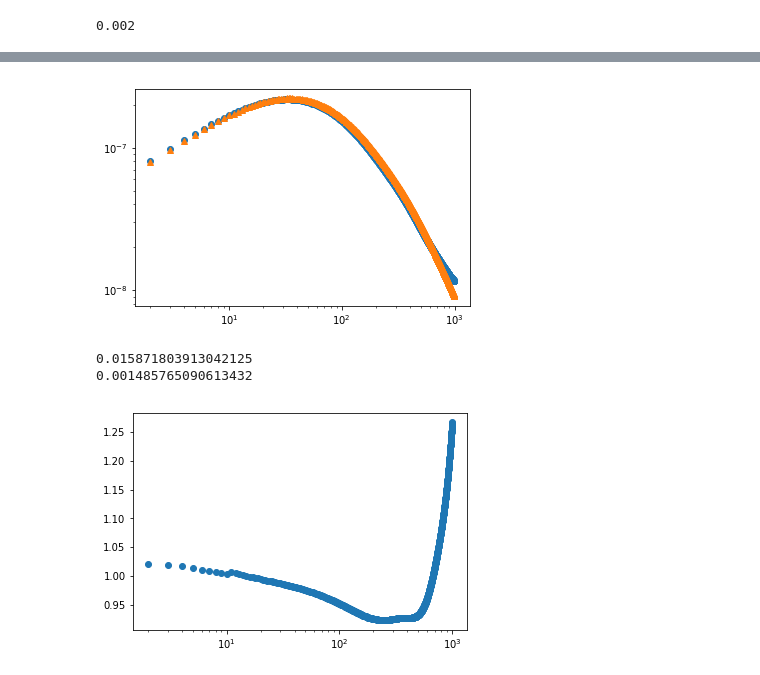
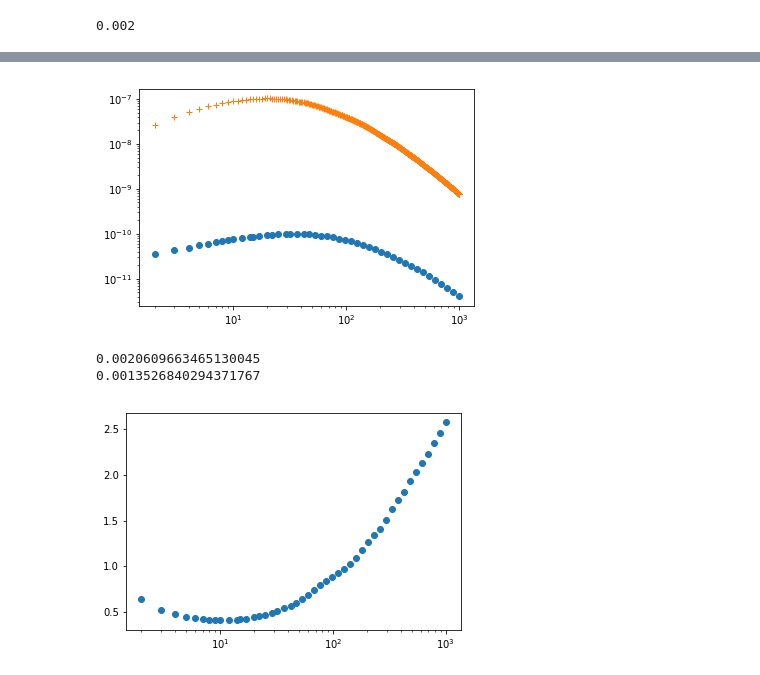
Before and after one commit to VMBoehm/BispectrumBias, a Jupyter notebook: Limber.ipynb, the cells around one changed output, grey strips where cells are left out. Cells and saved outputs as stored; diff of their text form; code cells hidden in the pictures.

```diff
--- a/Limber.ipynb
+++ b/Limber.ipynb
@@ -40,7 +40,7 @@ def pltmat(M, scale='symlog', vlim=None, linthresh=None, linscale=1, sav=None):
     if sav:
         plt.savefig(sav)
 
-def z2x(z, Om=0.31):
+def z2x(z, Om=0.306):
     """flat ΛCDM comoving distance χ in Mpc/h"""
     z = np.asarray(z)
     OL = 1 - Om
@@ -48,7 +48,7 @@ def z2x(z, Om=0.31):
     return 2997.92458 * OL**-.5 * (hyp2f1(1/3, 1/2, 4/3, -Om*a**-3/OL) / a
                                 - hyp2f1(1/3, 1/2, 4/3, -Om/OL))
 
-def x2z(x, Om=0.31):
+def x2z(x, Om=0.306):
     """Inverse of z2x()
     """
     x = np.asarray(x)
@@ -57,7 +57,7 @@ def x2z(x, Om=0.31):
     z = fsolve(lambda y: z2x(y, Om=Om) - x, x / 2997.92458)
     return z
 
-def growth(z, Om=0.31, norm='MD'):
+def growth(z, Om=0.306, norm='MD'):
     """flat ΛCDM growth function
 
     Parameters
@@ -179,9 +189,10 @@ def kernel1(x):
 def kernel2(x):
     return 2.*np.ones(len(x))
 # %%
-ell = range(1000)
+ell = np.unique((np.logspace(np.log(1.5),3,50)).astype(int))
+print(ell)
 #Cl0 = get_Cl(k,P, ell)
-%time Cl1 = get_Cl(*get_Pk(lgkmin=-4, lgkmax=0), ell,w=kernel1, wp=kernel,deg=3)
+Cl1, norm = get_Cl(k,P, ell,w=kernel1, wp=kernel,deg=3)
 #%time Cl0 = get_Cl(*get_Pk(lgkmin=-4, lgkmax=0), ell,w=kernel1, wp=kernel2, deg=3)
 #%time Cl1 = get_Cl(k,P, ell, deg=3)
 # %% [output]
@@ -193,29 +202,41 @@ ell = ell[2:]
+# %%
+Cl = Cl1/norm
+ell = np.unique((np.logspace(np.log(1.5),3,50)).astype(int))
 # %%
-import pickle
-path='/home/nessa/Documents/Projects/LensingBispectrum/CMB-nonlinear/outputs/ClassCls/'
-params, clunl, cllen =pickle.load(open(path+'class_cls_Planck2015.pkl','rb'), encoding='latin1')
-ll = cllen['ell'][2:1000]
-clkk = cllen['pp'][2:1000]*(ll*(ll+1))**2/4.
+# import pickle
+#path='/home/nessa/Documents/Projects/LensingBispectrum/CMB-nonlinear/outputs/ClassCls/'
+# params, clunl, cllen =pickle.load(open(path+'class_cls_Planck2015.pkl','rb'), encoding='latin1')
+path='/home/nessa/Documents/Projects/LensingBispectrum/CMB-nonlinear/CrossPostBorn/data/class_postlimberdensity/clkk_comp/'
+data=np.loadtxt(path+'class_baseline7_clkk_cl.dat')
+ll = data[:,0]
+cllen = data[:,1]
+clkk = cllen/(ll*(ll+1.))*ll**4*2.*np.pi/4.
+index = np.where(ll<=1000)
+ll = ll[index]
+clkk = clkk[index]
+# ll = cllen['ell'][ell]
+# clkk = cllen['pp'][ell]*(ll*(ll+1))**2/4.
 # %%
 #plt.semilogx(Cl0)
 
-plt.loglog(ell,Cl/0.015871803913042125,ls='',marker='o')
+plt.loglog(ell,Cl,ls='',marker='o')
 #plt.semilogx(ell,Cl0,ls='',marker='o')
-plt.semilogx(ll,clkk,ls='', marker ='^')
+plt.semilogx(ll,clkk,ls='', marker ='+')
 #print(Cl1/clkk)
 plt.show()
-print(np.mean(Cl/clkk))
-print(np.std(Cl/clkk))
 
-fac=0.015871803913042125
+print(np.mean(Cl/clkk[ell-2]))
+print(np.std(Cl/clkk[ell-2]))
+# print(1/1089)
+fac=np.mean(Cl/clkk[ell-2])
 plt.figure()
-plt.semilogx(ell,Cl/fac/clkk,ls='',marker='o')
+plt.semilogx(ell,Cl/clkk[ell-2]/fac,ls='',marker='o')
 plt.show()
 # %% [output]
-[figure, old version]
+[figure, new version]
-0.015871803913042125
-0.001485765090613432
+0.0020609663465130045
+0.0013526840294371767
-[figure, old version]
+[figure, new version]
 # %%
 r, H = k2rr(k, P, 0)
 H *= rescale_rr(r, 1.5)
```
Also changed, not shown: parts of 10 cells of this notebook.
